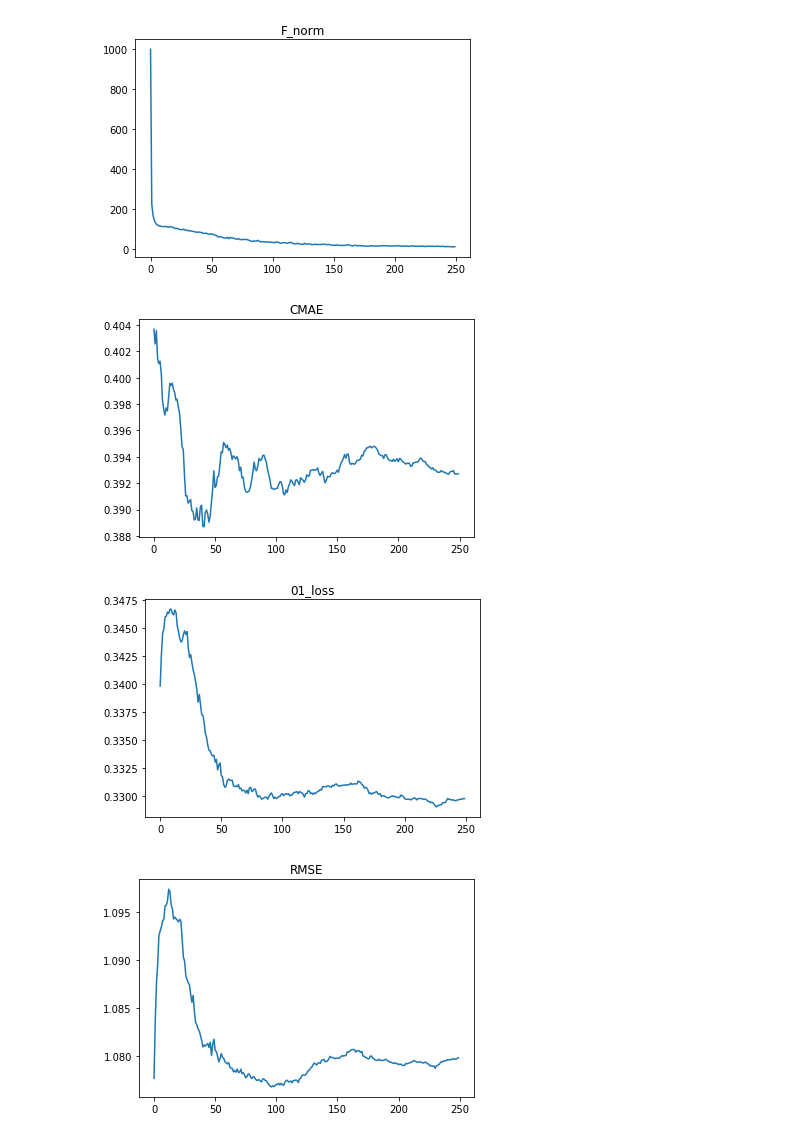
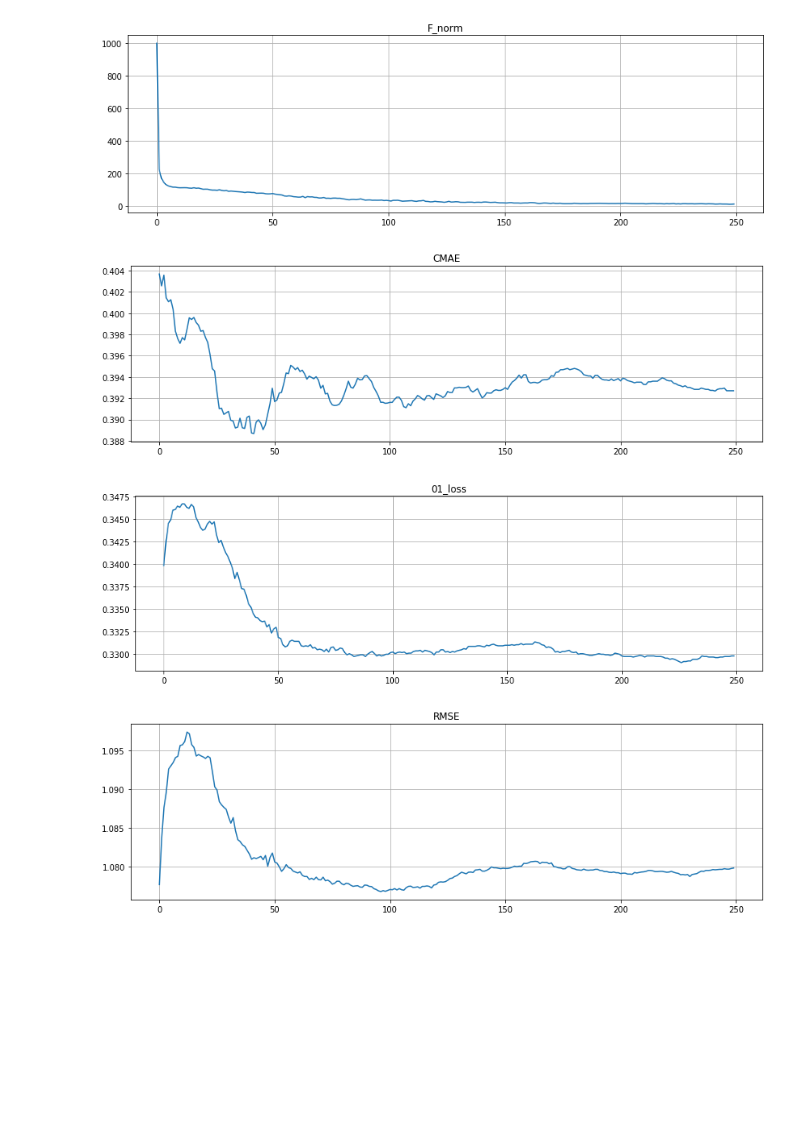
Before and after one commit to Dongwuk-kim/PGM, a Jupyter notebook: result_plot.ipynb, the cells around one changed output. Cells and saved outputs as stored; diff of their text form; code cells hidden in the pictures; blank space fills up the shorter version.

```diff
--- a/result_plot.ipynb
+++ b/result_plot.ipynb
@@ -5,14 +5,27 @@ import numpy as np
 # %%
 import matplotlib.pyplot as plt
 # %%
-with open('Beta_5_k_5_summary_dic.json') as json_file:
+with open('train_result/Beta_5_k_5_summary_dic.json') as json_file:
     json_data_1 = json.load(json_file)
-with open('Beta_5_k_10_summary_dic.json') as json_file:
+with open('train_result/Beta_5_k_10_summary_dic.json') as json_file:
     json_data_2 = json.load(json_file)
-with open('Beta_5_k_15_summary_dic.json') as json_file:
+with open('train_result/Beta_5_k_15_summary_dic.json') as json_file:
     json_data_3 = json.load(json_file)
-
-with open('Beta_5_k_20_summary_dic.json') as json_file:
+with open('train_result/Beta_5_k_20_summary_dic.json') as json_file:
     json_data_4 = json.load(json_file)
-with open('Beta_5_k_25_summary_dic.json') as json_file:
+with open('train_result/Beta_5_k_25_summary_dic.json') as json_file:
     json_data_5 = json.load(json_file)
+# %%
+result_list = [json_data_1, json_data_2,json_data_3,json_data_4,json_data_5]
+# %%
+for key in json_data_1 :
+    plt.rcParams["figure.figsize"] = (7,4)
+    plt.figure()
+    plt.rcParams['axes.grid'] = True
+    plt.title('{}'.format(key))
+
+
+    for k,result_by_k in enumerate(result_list) :
+        plt.plot(result_by_k[key], label = "k = {}".format(5*(k+1)))
+    plt.legend()
+    plt.savefig('{}.png'.format(key), dpi=300)
@@ -19,10 +38,12 @@ with open('Beta_5_k_25_summary_dic.json') as json_file:
 # %%
 for key in json_data_1 :
+    plt.rcParams["figure.figsize"] = (14,4)
     plt.figure()
+    plt.rcParams['axes.grid'] = True
     plt.title('{}'.format(key))
     plt.plot(json_data_1[key])
 # %% [output]
-[figure, old version]
+[figure, new version]
-[figure, old version]
+[figure, new version]
-[figure, old version]
+[figure, new version]
-[figure, old version]
+[figure, new version]
```
Also changed, not shown: parts of 6 cells of this notebook.
